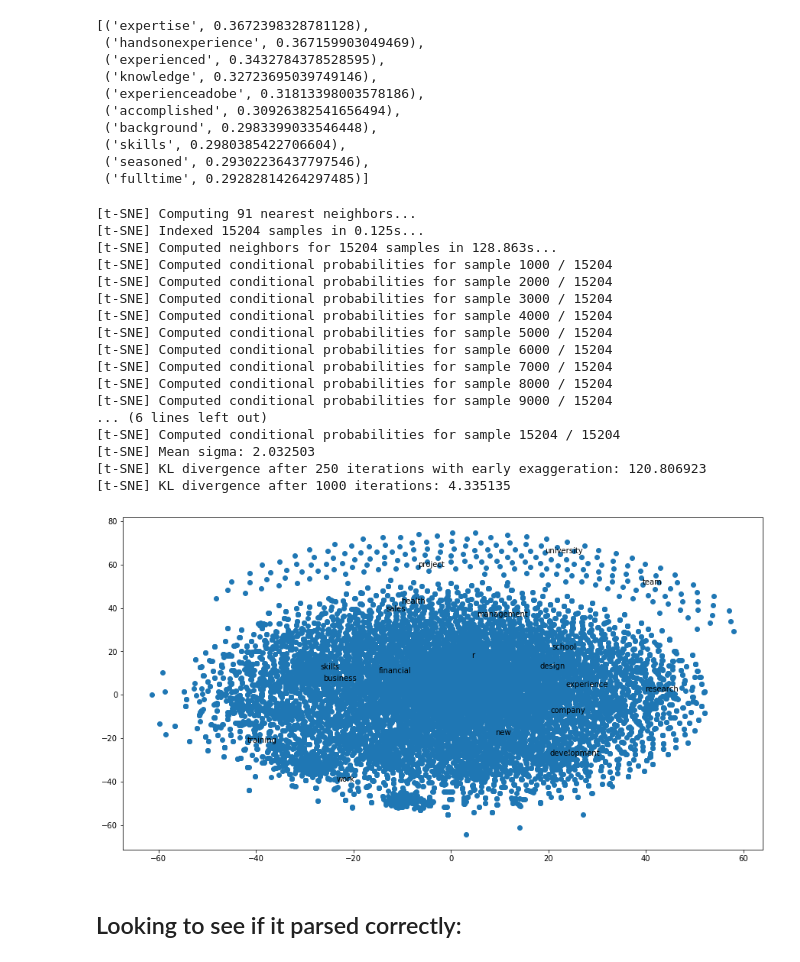
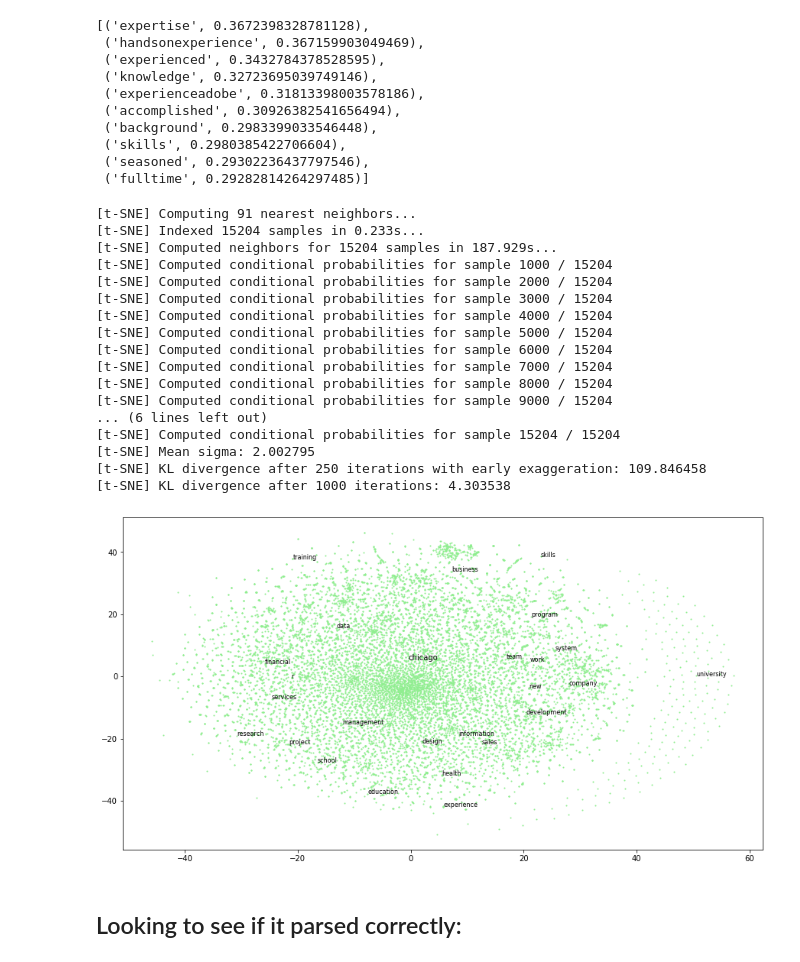
Before and after one commit to eitrheim/Resume-Parser, a Jupyter notebook: TrynaUnderstandDaCode.ipynb, the cells around one changed output. Cells and saved outputs as stored; diff of their text form; code cells hidden in the pictures.

```diff
--- a/TrynaUnderstandDaCode.ipynb
+++ b/TrynaUnderstandDaCode.ipynb
@@ -252,6 +315,8 @@ import re
 from gensim.models.doc2vec import Doc2Vec, TaggedDocument
 from nltk.corpus import stopwords
 stop_words = set(stopwords.words('english'))
+from nltk.stem import PorterStemmer
+ps=PorterStemmer()
 
 resumes = df.text.apply(lambda word: re.sub('[^A-Za-z0-9. ]', '', word))
 # store as list of lists of words
@@ -259,6 +324,7 @@ resumes_ted = []
 for sent_str in resumes:
     tokens = re.sub(r"[^a-z0-9]+", " ", sent_str.lower()).split()
     tokens_filtered = [w for w in tokens if not w in stop_words]
+    tokens_stemmed = [ps.stem(w) for w in tokens_filtered]
     resumes_ted.append(tokens_filtered)
 # %%
 EMB_DIM=300
@@ -331,15 +397,19 @@ x = StandardScaler().fit_transform(pd.DataFrame(w2v.wv.vectors)) #useful?
 
 tsne = TSNE(n_components=2,
             perplexity=30,
-            learning_rate=200, #1000 would be a ball
+            learning_rate=100, #1000 would be a ball
             verbose=1,
             random_state=0)
 np.set_printoptions(suppress=True)
 Y = tsne.fit_transform(x)
+
+# [t-SNE] Mean sigma: 2.032503
+# [t-SNE] KL divergence after 250 iterations with early exaggeration: 120.806923
+# [t-SNE] KL divergence after 1000 iterations: 4.335135
 # %% [output]
 [t-SNE] Computing 91 nearest neighbors...
-[t-SNE] Indexed 15204 samples in 0.125s...
-[t-SNE] Computed neighbors for 15204 samples in 128.863s...
+[t-SNE] Indexed 15204 samples in 0.233s...
+[t-SNE] Computed neighbors for 15204 samples in 187.929s...
 [t-SNE] Computed conditional probabilities for sample 1000 / 15204
 [t-SNE] Computed conditional probabilities for sample 2000 / 15204
 [t-SNE] Computed conditional probabilities for sample 3000 / 15204
@@ -351,19 +421,20 @@ Y = tsne.fit_transform(x)
 [t-SNE] Computed conditional probabilities for sample 9000 / 15204
 ... (6 lines left out)
 [t-SNE] Computed conditional probabilities for sample 15204 / 15204
-[t-SNE] Mean sigma: 2.032503
-[t-SNE] KL divergence after 250 iterations with early exaggeration: 120.806923
-[t-SNE] KL divergence after 1000 iterations: 4.335135
+[t-SNE] Mean sigma: 2.002795
+[t-SNE] KL divergence after 250 iterations with early exaggeration: 109.846458
+[t-SNE] KL divergence after 1000 iterations: 4.303538
 # %%
 plt.figure(figsize=(15, 8))
-plt.scatter(Y[:, 0], Y[:, 1])
+plt.scatter(Y[:, 0], Y[:, 1],c='lightgreen',s=1)
 for label, x, y in zip(w2v.wv.vocab, Y[:, 0], Y[:, 1]):
-    if w2v.wv.vocab[label].count > 1000:
+    if w2v.wv.vocab[label].count > 900:
+        plt.annotate(label, xy=(x, y), xytext=(0, 0), textcoords='offset points',fontsize=8)
+    elif label == "chicago":
         plt.annotate(label, xy=(x, y), xytext=(0, 0), textcoords='offset points')
-#     elif label ==
 plt.show()
 # %% [output]
-[figure, old version]
+[figure, new version]
 # %%
 #cooler way
 #https://github.com/anvaka/word2vec-graph
```
Also changed, not shown: parts of 6 cells of this notebook, 6 other files.
